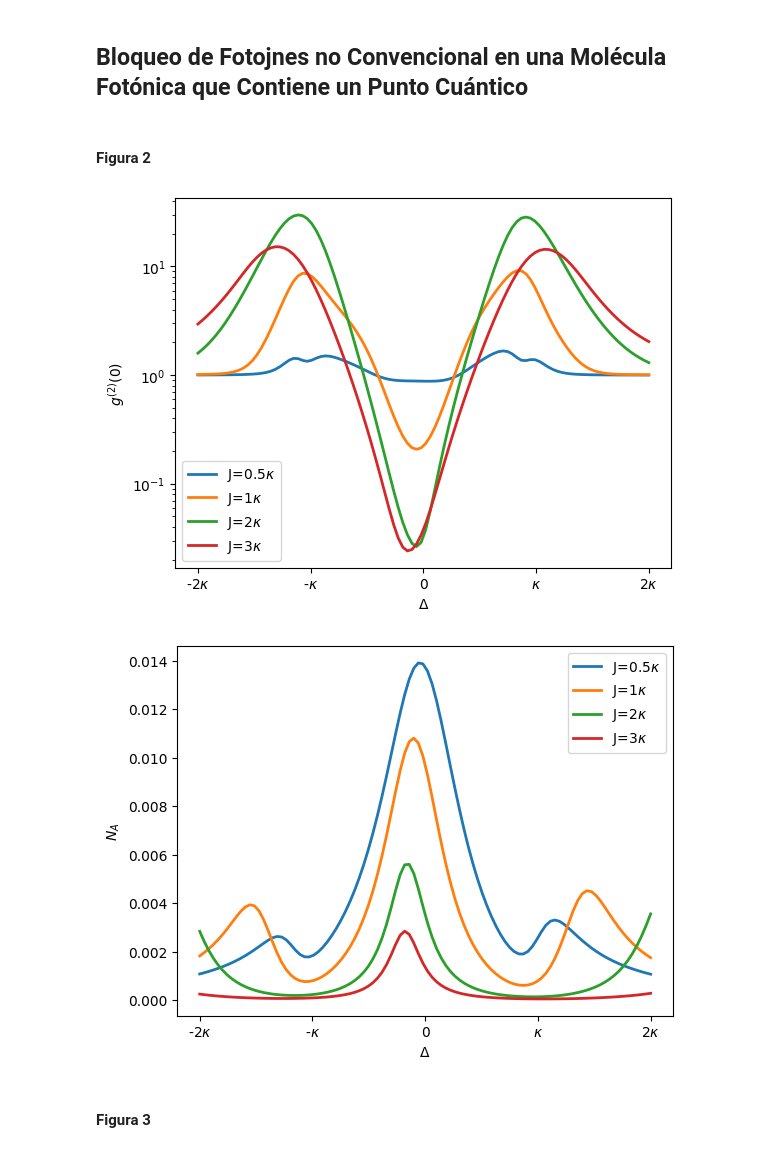
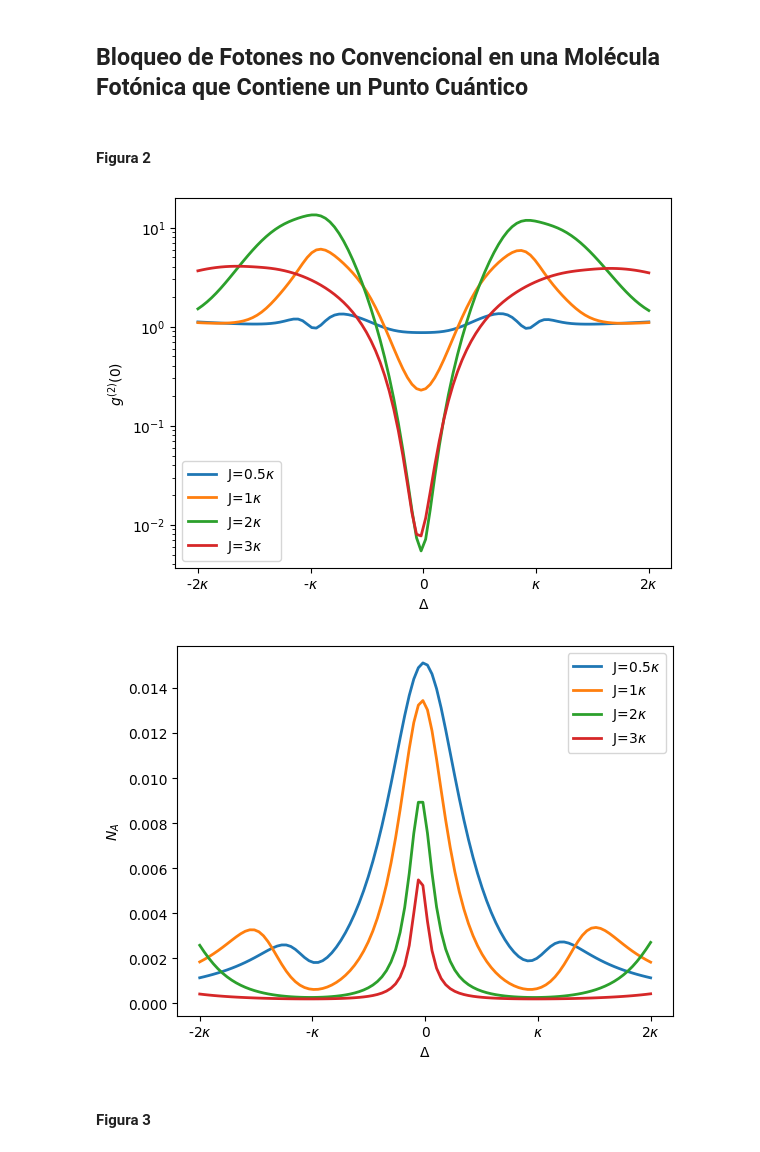
Before and after one commit to jhongarciab/QuantumOptics, a Jupyter notebook: UPB_CNF2025.ipynb, the cells around one changed output. Saved outputs shown, nothing was run; the diff lists cells and outputs as text; code cells hidden in the pictures.

```diff
--- a/UPB_CNF2025.ipynb
+++ b/UPB_CNF2025.ipynb
@@ -1,5 +1,5 @@
 # %% [markdown]
-## Bloqueo de Fotojnes no Convencional en una Molécula Fotónica que Contiene un Punto Cuántico
+## Bloqueo de Fotones no Convencional en una Molécula Fotónica que Contiene un Punto Cuántico
 # %%
 from qutip import *
 import numpy as np
@@ -8,10 +8,6 @@ import matplotlib.colors as mcolors
 # %% [markdown]
 #### Figura 2
 # %%
-import numpy as np
-import matplotlib.pyplot as plt
-from qutip import *
-
 Na = 3; Nb = 3
 Ia = qeye(Na); Ib = qeye(Nb); Is = qeye(2)
 
@@ -19,7 +15,7 @@ a = destroy(Na)          # cavidad A
 b = destroy(Nb)          # cavidad B
 s = sigmap()             # QD
 
-def Corre(D, g, J, Ea, Eb, theta, kappa_a, kappa_b, delta, gamma, gamma_phi):
+def Corre(D, g, J, Ea, Eb, theta, kappa_a, kappa_b, delta, gamma, gamma_phi, P):
     H = ( D * tensor(a.dag()*a, Ib, Is)                          # cavidad A
         + D * tensor(Ia, b.dag()*b, Is)                          # cavidad B
         + (D + delta) * tensor(Ia, Ib, s.dag()*s)                # QD con desintonía δ
@@ -30,11 +26,12 @@ def Corre(D, g, J, Ea, Eb, theta, kappa_a, kappa_b, delta, gamma, gamma_phi):
     )
 
     c_ops = [
-        np.sqrt(kappa_a) * tensor(a, Ib, Is),  # pérdidas A
-        np.sqrt(kappa_b) * tensor(Ia, b, Is),  # pérdidas B
-        np.sqrt(gamma)   * tensor(Ia, Ib, s)   # decaimiento QD
-
+        np.sqrt(kappa_a) * tensor(a, Ib, Is),   # pérdidas A
+        np.sqrt(kappa_b) * tensor(Ia, b, Is),   # pérdidas B
+        np.sqrt(gamma)   * tensor(Ia, Ib, s)    # decaimiento QD (emisión asistida)
     ]
+    if P > 0.0:
+        c_ops.append(np.sqrt(P) * tensor(Ia, Ib, s.dag()))       # absorción (QD excitado)
     if gamma_phi > 0.0:
         c_ops.append(np.sqrt(gamma_phi) * tensor(Ia, Ib, sigmaz()))  # fonónica ligera
 
@@ -53,56 +50,56 @@ theta = 0.0
 kappa = 32*np.pi
 g     = kappa
 gamma = 2*np.pi
+P     = 0.005*gamma
 
-# Imperfecciones
-kappa_a = kappa            # pérdidas cavidad A
-kappa_b = 0.5*kappa        # pérdidas cavidad B (desbalance)
-delta   = 0.2*kappa        # desintonía QD–cavidad B
-gamma_phi = 0.05*kappa     # fonónica ligera
+# --- Imperfecciones ---
+kappa_a = kappa
+kappa_b = 0.8*kappa
+delta   = 0.05*kappa
+gamma_phi = 0.002*kappa
 
-# Barridos
-D = np.linspace(-2*kappa, 2*kappa, 100)     # detuning Δ
-index = [0.5, 1, 2, 3]                      # múltiplos de κ
+D = np.linspace(-2*kappa, 2*kappa, 100)
+index = [0.5, 1, 2, 3]
 J_list = [kappa*i for i in index]
 
-L_g2 = []   # Fig. 2a
-L_N  = []   # Fig. 2b
+L_g2 = []
+L_N  = []
 
 for Jval in J_list:
     g2_line, n_line = [], []
     for dDet in D:
         nA, g2 = Corre(dDet, g, Jval, Ea, Eb, theta,
-                       kappa_a, kappa_b, delta, gamma, gamma_phi)
+                       kappa_a, kappa_b, delta, gamma, gamma_phi, P=P)
         g2_line.append(g2)
         n_line.append(nA)
     L_g2.append(g2_line)
     L_N.append(n_line)
 
 # Fig. 2a
 plt.figure()
 for i, j in enumerate(L_g2):
     plt.plot(D, j, label='J='+str(index[i])+r'$\kappa$', lw=2)
 plt.xlabel(r'$\Delta$')
 plt.xticks([-2*kappa, -kappa, 0, kappa, 2*kappa],
            [r'-2$\kappa$', r'-$\kappa$', '0', r'$\kappa$', r'2$\kappa$'])
 plt.ylabel(r'$g^{(2)}(0)$')
 plt.yscale('log')
 plt.legend()
 plt.show()
 
 # Fig. 2b
 plt.figure()
 for i, j in enumerate(L_N):
     plt.plot(D, j, label='J='+str(index[i])+r'$\kappa$', lw=2)
 plt.xlabel(r'$\Delta$')
 plt.xticks([-2*kappa, -kappa, 0, kappa, 2*kappa],
            [r'-2$\kappa$', r'-$\kappa$', '0', r'$\kappa$', r'2$\kappa$'])
 plt.ylabel(r'$N_A$')
 plt.legend()
 plt.show()
 # %% [output]
-[figure, old version]
+[figure, new version]
-[figure, old version]
+[figure, new version]
 # %% [markdown]
 #### Figura 3
 # %%
```
Also changed, not shown: parts of 2 cells of this notebook.
